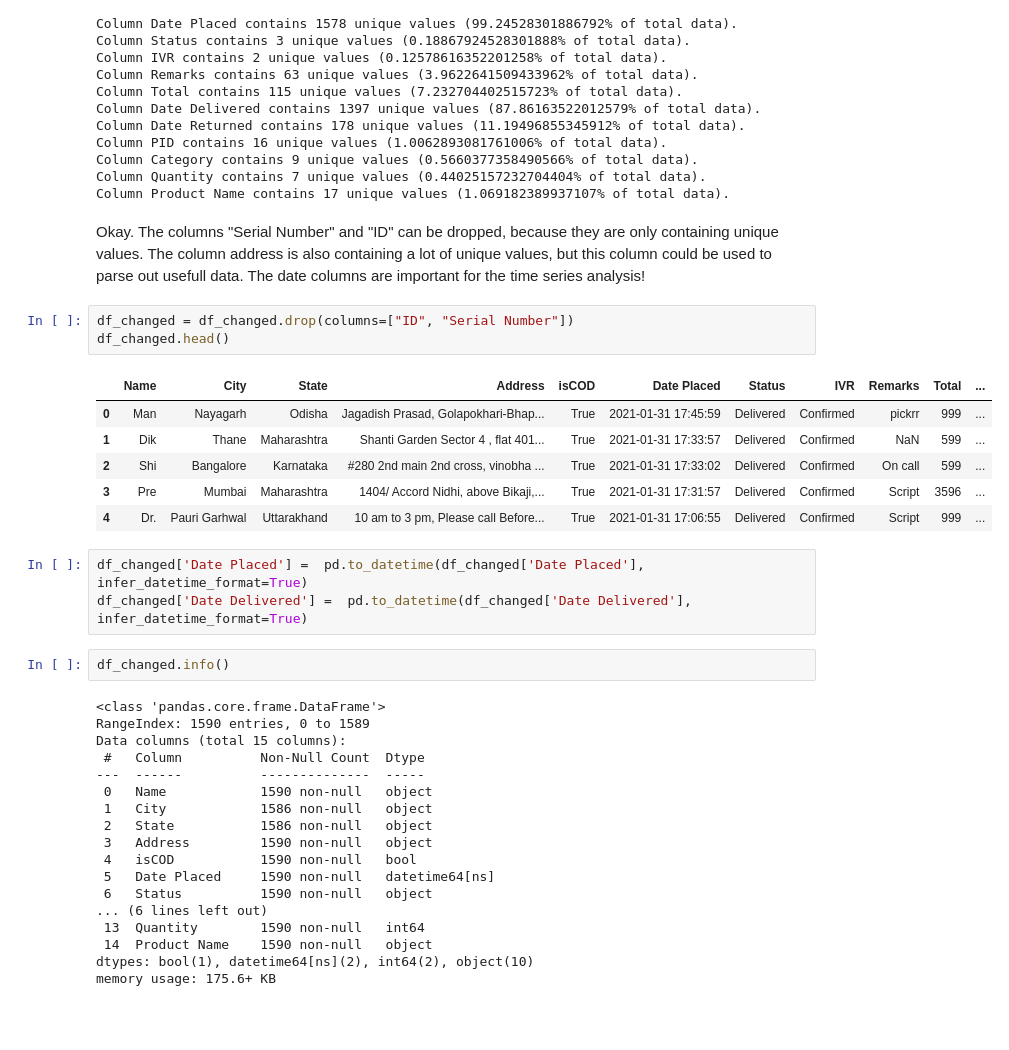
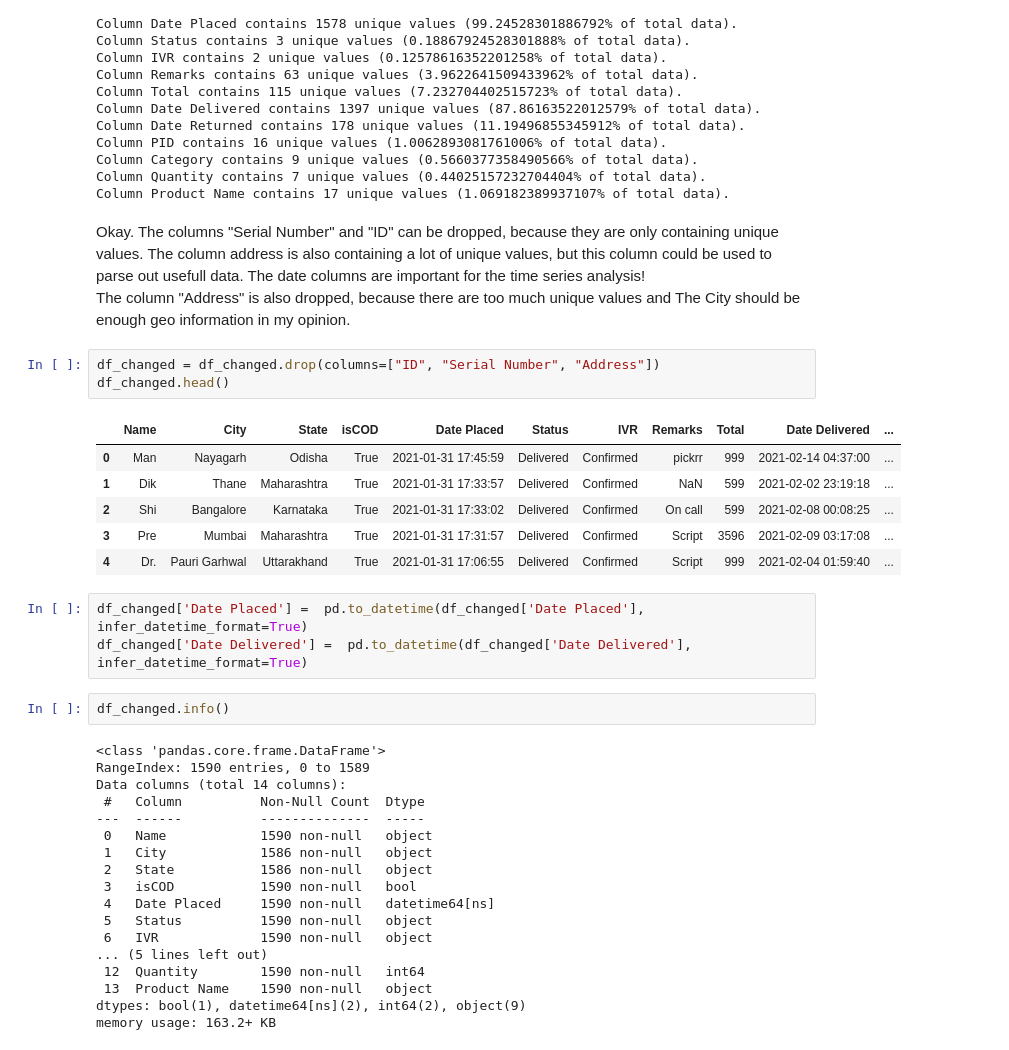
Before and after one commit to patrickbrus/IBM_Machine_Learning_Professional, a Jupyter notebook: Time_Series/Time_Series_Analysis.ipynb, the cells around one changed output. Cells and saved outputs as stored; diff of their text form; blank space fills up the shorter version.

```diff
--- a/Time_Series/Time_Series_Analysis.ipynb
+++ b/Time_Series/Time_Series_Analysis.ipynb
@@ -142,17 +142,18 @@ Column Category contains 9 unique values (0.5660377358490566% of total data).
 Column Quantity contains 7 unique values (0.44025157232704404% of total data).
 Column Product Name contains 17 unique values (1.069182389937107% of total data).
 # %% [markdown]
-Okay. The columns "Serial Number" and "ID" can be dropped, because they are only containing unique values. The column address is also containing a lot of unique values, but this column could be used to parse out usefull data. The date columns are important for the time series analysis!
+Okay. The columns "Serial Number" and "ID" can be dropped, because they are only containing unique values. The column address is also containing a lot of unique values, but this column could be used to parse out usefull data. The date columns are important for the time series analysis! <br>
+The column "Address" is also dropped, because there are too much unique values and The City should be enough geo information in my opinion.
 # %%
-df_changed = df_changed.drop(columns=["ID", "Serial Number"])
+df_changed = df_changed.drop(columns=["ID", "Serial Number", "Address"])
 df_changed.head()
 # %% [output]
-|  | Name | City | State | Address | isCOD | Date Placed | Status | IVR | Remarks | Total | ... |
-| 0 | Man | Nayagarh | Odisha | Jagadish Prasad, Golapokhari-Bhap... | True | 2021-01-31 17:45:59 | Delivered | Confirmed | pickrr | 999 | ... |
-| 1 | Dik | Thane | Maharashtra | Shanti Garden Sector 4 , flat 401... | True | 2021-01-31 17:33:57 | Delivered | Confirmed | NaN | 599 | ... |
-| 2 | Shi | Bangalore | Karnataka | #280 2nd main 2nd cross, vinobha ... | True | 2021-01-31 17:33:02 | Delivered | Confirmed | On call | 599 | ... |
-| 3 | Pre | Mumbai | Maharashtra | 1404/ Accord Nidhi, above Bikaji,... | True | 2021-01-31 17:31:57 | Delivered | Confirmed | Script | 3596 | ... |
-| 4 | Dr. | Pauri Garhwal | Uttarakhand | 10 am to 3 pm, Please call Before... | True | 2021-01-31 17:06:55 | Delivered | Confirmed | Script | 999 | ... |
+|  | Name | City | State | isCOD | Date Placed | Status | IVR | Remarks | Total | Date Delivered | ... |
+| 0 | Man | Nayagarh | Odisha | True | 2021-01-31 17:45:59 | Delivered | Confirmed | pickrr | 999 | 2021-02-14 04:37:00 | ... |
+| 1 | Dik | Thane | Maharashtra | True | 2021-01-31 17:33:57 | Delivered | Confirmed | NaN | 599 | 2021-02-02 23:19:18 | ... |
+| 2 | Shi | Bangalore | Karnataka | True | 2021-01-31 17:33:02 | Delivered | Confirmed | On call | 599 | 2021-02-08 00:08:25 | ... |
+| 3 | Pre | Mumbai | Maharashtra | True | 2021-01-31 17:31:57 | Delivered | Confirmed | Script | 3596 | 2021-02-09 03:17:08 | ... |
+| 4 | Dr. | Pauri Garhwal | Uttarakhand | True | 2021-01-31 17:06:55 | Delivered | Confirmed | Script | 999 | 2021-02-04 01:59:40 | ... |
 # %%
 df_changed['Date Placed'] =  pd.to_datetime(df_changed['Date Placed'], infer_datetime_format=True)
 df_changed['Date Delivered'] =  pd.to_datetime(df_changed['Date Delivered'], infer_datetime_format=True)
@@ -161,21 +162,21 @@ df_changed.info()
 # %% [output]
 <class 'pandas.core.frame.DataFrame'>
 RangeIndex: 1590 entries, 0 to 1589
-Data columns (total 15 columns):
+Data columns (total 14 columns):
  #   Column          Non-Null Count  Dtype
 ---  ------          --------------  -----
  0   Name            1590 non-null   object
  1   City            1586 non-null   object
  2   State           1586 non-null   object
- 3   Address         1590 non-null   object
- 4   isCOD           1590 non-null   bool
- 5   Date Placed     1590 non-null   datetime64[ns]
- 6   Status          1590 non-null   object
-... (6 lines left out)
- 13  Quantity        1590 non-null   int64
- 14  Product Name    1590 non-null   object
-dtypes: bool(1), datetime64[ns](2), int64(2), object(10)
-memory usage: 175.6+ KB
+ 3   isCOD           1590 non-null   bool
+ 4   Date Placed     1590 non-null   datetime64[ns]
+ 5   Status          1590 non-null   object
+ 6   IVR             1590 non-null   object
+... (5 lines left out)
+ 12  Quantity        1590 non-null   int64
+ 13  Product Name    1590 non-null   object
+dtypes: bool(1), datetime64[ns](2), int64(2), object(9)
+memory usage: 163.2+ KB
 # %%
 # set index to date placed
 df_datetime = df_changed.set_index("Date Placed")
```
Also changed, not shown: parts of 26 cells of this notebook, 2 other files.
